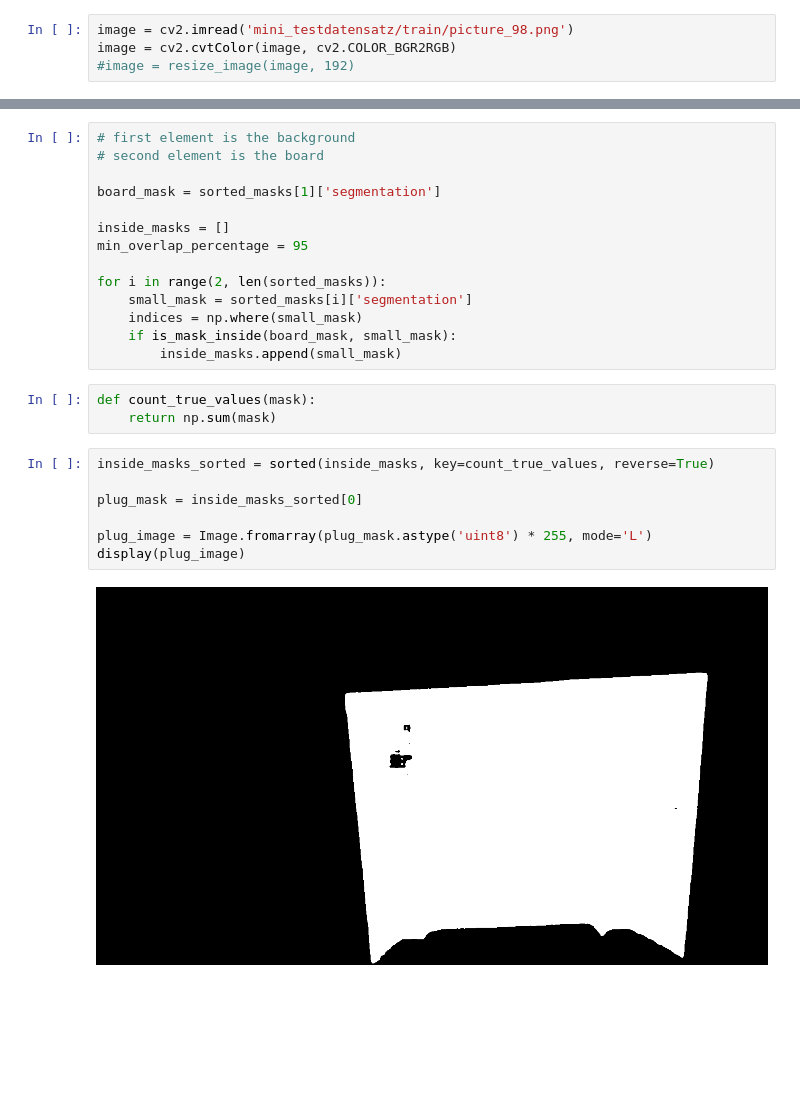
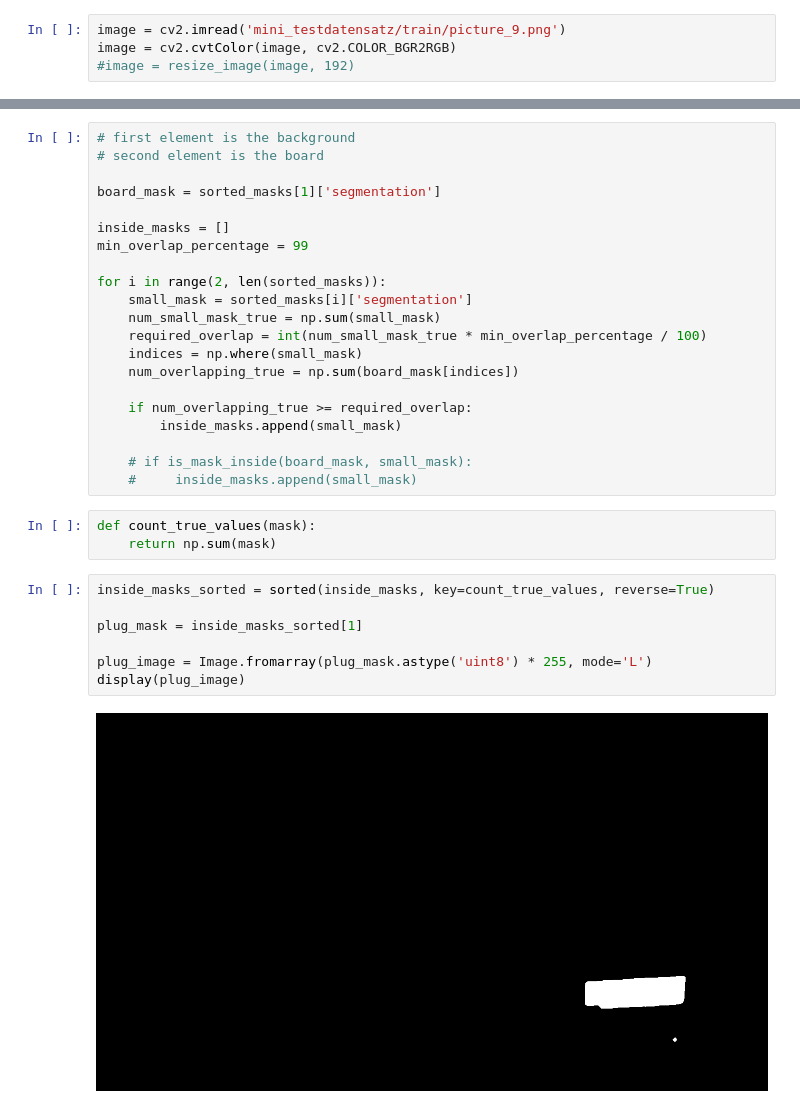
Before and after one commit to mose1020/sam, a Jupyter notebook: sam_test.ipynb, the cells around one changed output, grey strips where cells are left out. Cells and saved outputs as stored; diff of their text form; blank space fills up the shorter version.

```diff
--- a/sam_test.ipynb
+++ b/sam_test.ipynb
@@ -29,7 +29,7 @@ def resize_image(img, new_width):
     # Return the resized image as a numpy array
     return np.array(resized_img)
 # %%
-image = cv2.imread('mini_testdatensatz/train/picture_98.png')
+image = cv2.imread('mini_testdatensatz/train/picture_9.png')
 image = cv2.cvtColor(image, cv2.COLOR_BGR2RGB)
 #image = resize_image(image, 192)
 # %%
@@ -114,22 +114,29 @@ def is_mask_inside(large_mask, small_mask):
 board_mask = sorted_masks[1]['segmentation']
 
 inside_masks = []
-min_overlap_percentage = 95
+min_overlap_percentage = 99
 
 for i in range(2, len(sorted_masks)):
     small_mask = sorted_masks[i]['segmentation']
+    num_small_mask_true = np.sum(small_mask)
+    required_overlap = int(num_small_mask_true * min_overlap_percentage / 100)
     indices = np.where(small_mask)
-    if is_mask_inside(board_mask, small_mask):
+    num_overlapping_true = np.sum(board_mask[indices])
+
+    if num_overlapping_true >= required_overlap:
         inside_masks.append(small_mask)
+
+    # if is_mask_inside(board_mask, small_mask):
+    #     inside_masks.append(small_mask)
 # %%
 def count_true_values(mask):
     return np.sum(mask)
 # %%
 inside_masks_sorted = sorted(inside_masks, key=count_true_values, reverse=True)
 
-plug_mask = inside_masks_sorted[0]
+plug_mask = inside_masks_sorted[1]
 
 plug_image = Image.fromarray(plug_mask.astype('uint8') * 255, mode='L')
 display(plug_image)
 # %% [output]
-[figure, old version]
+[figure, new version]
```
Also changed, not shown: parts of 4 cells of this notebook.
